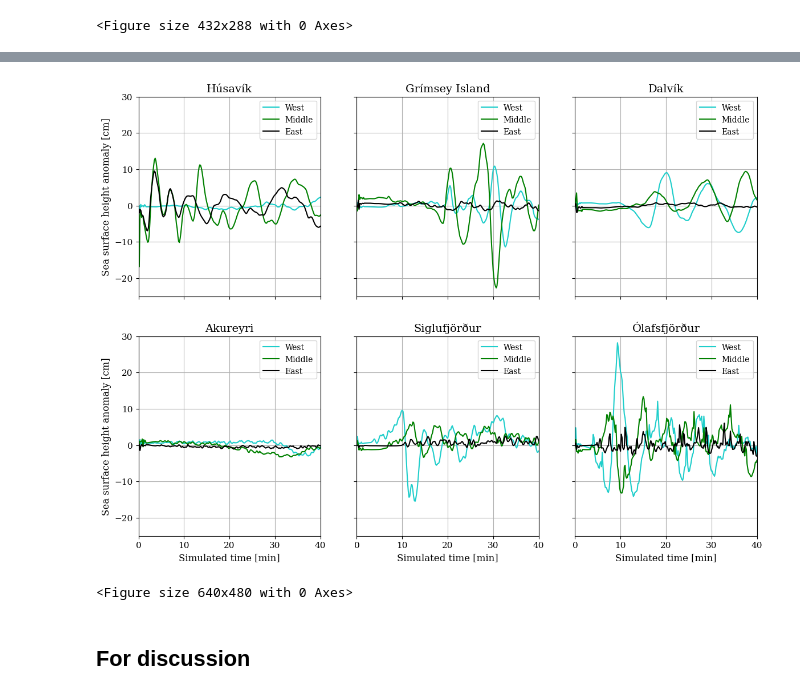
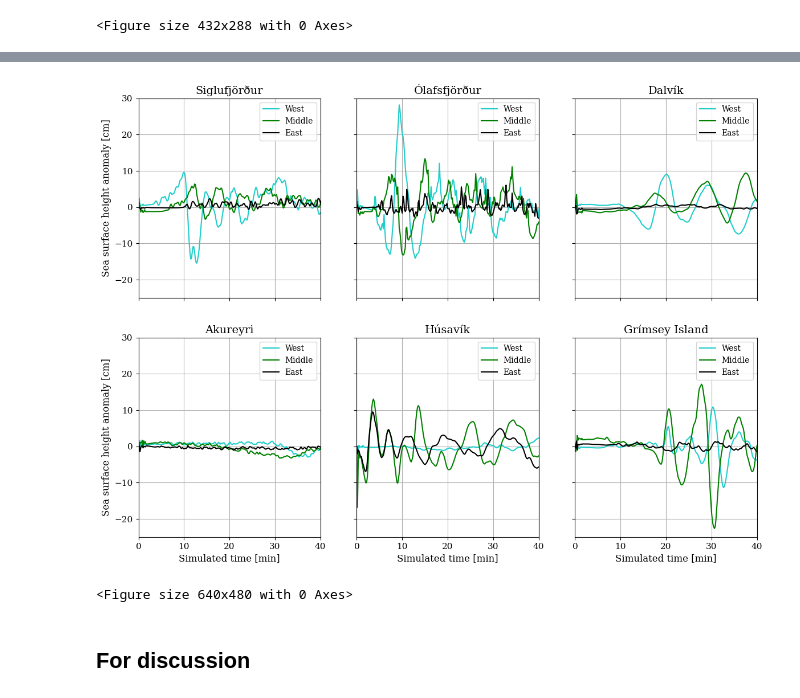
Before and after one commit to fabian-kutschera/Scripts4Processing, a Jupyter notebook: samoa/ssha_ptsovertime4paper.ipynb, the cells around one changed output, grey strips where cells are left out. Saved outputs shown, nothing was run; the diff lists cells and outputs as text; code cells hidden in the pictures.

```diff
--- a/samoa/ssha_ptsovertime4paper.ipynb
+++ b/samoa/ssha_ptsovertime4paper.ipynb
@@ -426,65 +429,67 @@ fig, ((ax1, ax2, ax3), (ax4, ax5, ax6)) = plt.subplots(2, 3, sharex=True, sharey
 fig.set_figwidth(14)
 ax1.set_xlim([0,40])
 ax1.set_ylim([-25,30]) # complex
+ax1.set_ylabel("Sea surface height anomaly [cm]", fontsize=12)
 
 
-ax1.plot(husavik_cW.time, husavik_cW.ssha, label="West", color=c1)
-ax1.plot(husavik_cM.time, husavik_cM.ssha, label="Middle", color=c2)
-ax1.plot(husavik_cE.time, husavik_cE.ssha, label="East", color=c3)
-ax1.legend()
-ax1.set_ylabel("Sea surface height anomaly [cm]", fontsize=12)
-ax1.set_title("Húsavík", fontsize=14)
-ax1.grid()
+ax5.plot(husavik_cW.time, husavik_cW.ssha, label="West", color=c1)
+ax5.plot(husavik_cM.time, husavik_cM.ssha, label="Middle", color=c2)
+ax5.plot(husavik_cE.time, husavik_cE.ssha, label="East", color=c3)
+ax5.legend()
+ax5.set_title("Húsavík", fontsize=14)
+ax5.grid()
 
 
-ax2.plot(grimsey_cW.time, grimsey_cW.ssha, label="West", color=c1)
-ax2.plot(grimsey_cM.time, grimsey_cM.ssha, label="Middle", color=c2)
-ax2.plot(grimsey_cE.time, grimsey_cE.ssha, label="East", color=c3)
-ax2.legend()
-ax2.set_title("Grímsey Island", fontsize=14)
-ax2.grid()
+ax6.plot(grimsey_cW.time, grimsey_cW.ssha, label="West", color=c1)
+ax6.plot(grimsey_cM.time, grimsey_cM.ssha, label="Middle", color=c2)
+ax6.plot(grimsey_cE.time, grimsey_cE.ssha, label="East", color=c3)
+ax6.legend()
+ax6.set_title("Grímsey Island", fontsize=14)
+ax6.grid()
 
 
 ax3.plot(dalvik_cW.time, dalvik_cW.ssha, label="West", color=c1)
 ax3.plot(dalvik_cM.time, dalvik_cM.ssha, label="Middle", color=c2)
 ax3.plot(dalvik_cE.time, dalvik_cE.ssha, label="East", color=c3)
 ax3.legend()
 ax3.set_title("Dalvík", fontsize=14)
 ax3.grid()
 
 
 ax4.plot(akureyri_cW.time, akureyri_cW.ssha, label="West", color=c1)
 ax4.plot(akureyri_cM.time, akureyri_cM.ssha, label="Middle", color=c2)
 ax4.plot(akureyri_cE.time, akureyri_cE.ssha, label="East", color=c3)
 ax4.legend()
 ax4.set_ylabel("Sea surface height anomaly [cm]", fontsize=12)
 ax4.set_xlabel("Simulated time [min]", fontsize=12)
 ax4.set_title("Akureyri", fontsize=14)
 ax4.grid()
 
 
-ax5.plot(sig_cW.time, sig_cW.ssha, label="West", color=c1)
-ax5.plot(sig_cM.time, sig_cM.ssha, label="Middle", color=c2)
-ax5.plot(sig_cE.time, sig_cE.ssha, label="East", color=c3)
-ax5.legend()
+ax1.plot(sig_cW.time, sig_cW.ssha, label="West", color=c1)
+ax1.plot(sig_cM.time, sig_cM.ssha, label="Middle", color=c2)
+ax1.plot(sig_cE.time, sig_cE.ssha, label="East", color=c3)
+ax1.legend()
+ax1.set_title("Siglufjörður", fontsize=14)
+ax1.grid()
+
 ax5.set_xlabel("Simulated time [min]", fontsize=12)
-ax5.set_title("Siglufjörður", fontsize=14)
-ax5.grid()
 
+ax2.plot(olaf_cW.time, olaf_cW.ssha, label="West", color=c1)
+ax2.plot(olaf_cM.time, olaf_cM.ssha, label="Middle", color=c2)
+ax2.plot(olaf_cE.time, olaf_cE.ssha, label="East", color=c3)
+ax2.legend()
+ax2.set_title("Ólafsfjörður", fontsize=14)
+ax2.grid()
 
-ax6.plot(olaf_cW.time, olaf_cW.ssha, label="West", color=c1)
-ax6.plot(olaf_cM.time, olaf_cM.ssha, label="Middle", color=c2)
-ax6.plot(olaf_cE.time, olaf_cE.ssha, label="East", color=c3)
-ax6.legend()
 ax6.set_xlabel("Simulated time [min]", fontsize=12)
-ax6.set_title("Ólafsfjörður", fontsize=14)
-ax6.grid()
+
 
 plt.savefig('ssha_stations_complex.png', dpi=300)
 plt.show()
 plt.clf()
 # %% [output]
-[figure, old version]
+[figure, new version]
 <Figure size 640x480 with 0 Axes>
 # %% [markdown]
 ## For discussion
```
Also changed, not shown: parts of 1 cell of this notebook, 2 other files.
